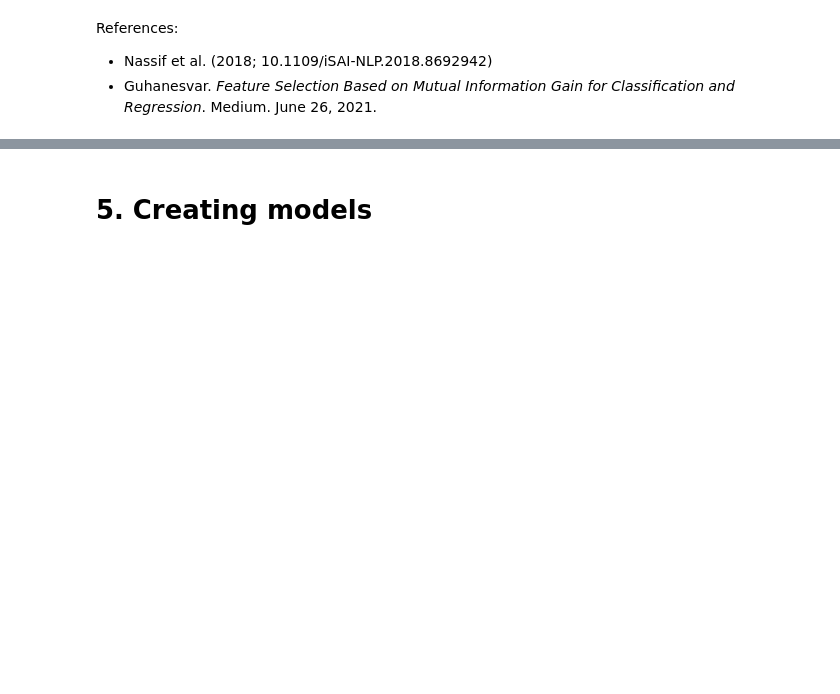
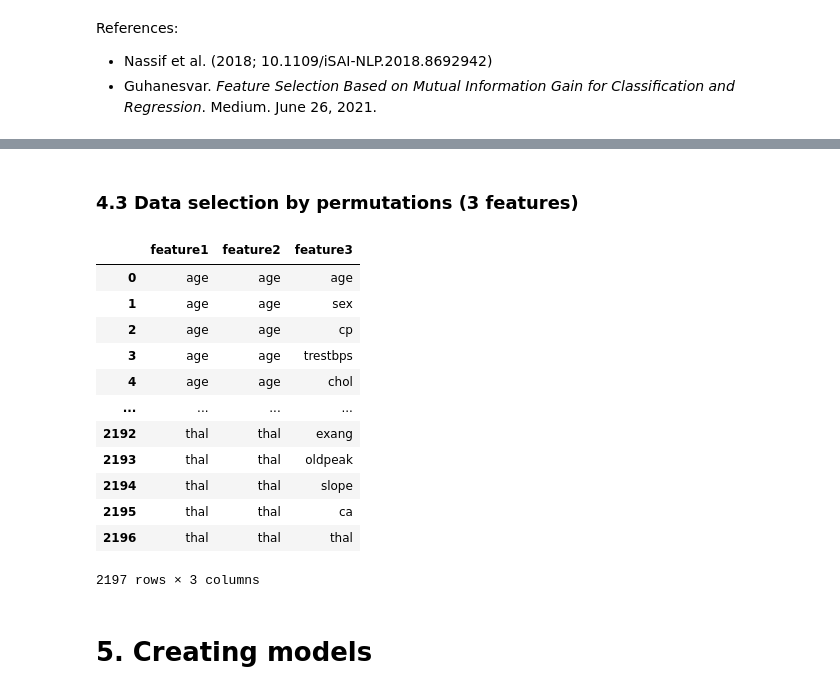
Before and after one commit to mishasilva01/FAA_project1, a Jupyter notebook: project1_notebook.ipynb, the cells around one changed output, grey strips where cells are left out. Drawn from its saved outputs; the diff is of its cells as text; code cells hidden in the pictures; blank space fills up the shorter version.

```diff
--- a/project1_notebook.ipynb
+++ b/project1_notebook.ipynb
@@ -289,3 +288,29 @@ Text(0, 0.5, 'Mutual Information Gain')
+# %% [markdown]
+### 4.3 Data selection by permutations (3 features)
+# %%
+feat3_permutations = pd.DataFrame(columns = ['feature1', 'feature2', 'feature3'])
+
+ind = 0
+for feature1 in X.columns:
+    for feature2 in X.columns:
+        for feature3 in X.columns:
+            sample = pd.DataFrame({'feature1':feature1, 'feature2':feature2, 'feature3':feature3}, index = [ind])
+            feat3_permutations = pd.concat([feat3_permutations, sample])
+            ind += 1
+# %% [output]
+|  | feature1 | feature2 | feature3 |
+| 0 | age | age | age |
+| 1 | age | age | sex |
+| 2 | age | age | cp |
+| 3 | age | age | trestbps |
+| 4 | age | age | chol |
+| ... | ... | ... | ... |
+| 2192 | thal | thal | exang |
+| 2193 | thal | thal | oldpeak |
+| 2194 | thal | thal | slope |
+| 2195 | thal | thal | ca |
+| 2196 | thal | thal | thal |
+2197 rows × 3 columns
 # %% [markdown]
 # 5. Creating models
 # %% [markdown]
```
Also changed, not shown: parts of 7 cells of this notebook.
